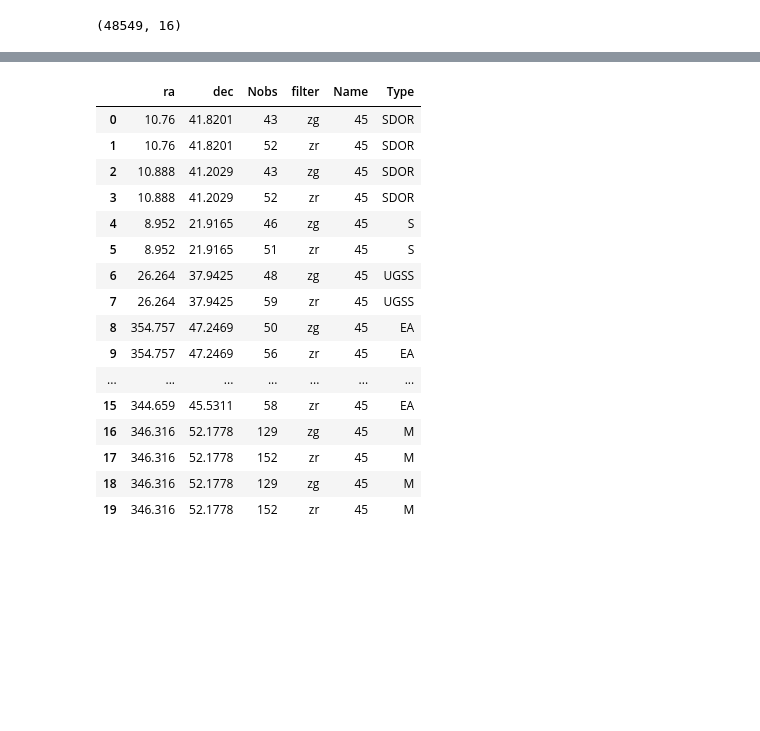
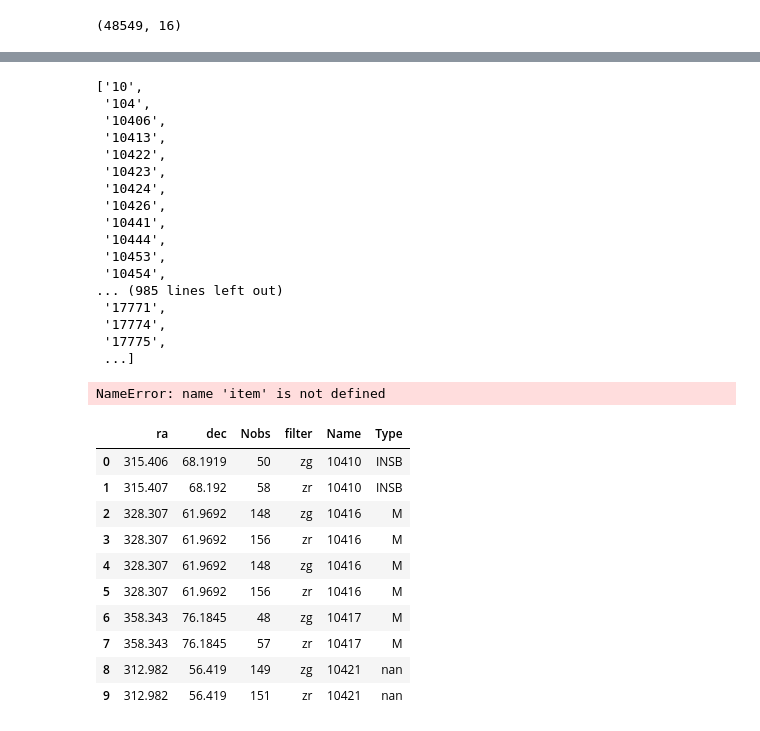
Before and after one commit to Rtut654/AstroProblems, a Jupyter notebook: Download_and_make_homogeuousdata.ipynb, the cells around one changed output, grey strips where cells are left out. Saved outputs shown, nothing was run; the diff lists cells and outputs as text; code cells hidden in the pictures; blank space fills up the shorter version.

```diff
--- a/Download_and_make_homogeuousdata.ipynb
+++ b/Download_and_make_homogeuousdata.ipynb
@@ -126,7 +140,8 @@ data.reset_index(drop=True, inplace=True)
 data.ra = data.ra.map(lambda x: hms_to_degrees(float(x[:2]), float(x[2:4]), float(x[4:])) )
 data.dec = data.dec.map(lambda x: dms_to_degrees(float(x[:3]), float(x[3:5]), float(x[5:])))
 # %%
-data1=data[:first_gcvs_rows]# Для супербыстрой загрузки с сервера
+# data1=data[:first_gcvs_rows]# Для супербыстрой загрузки с сервера
+data1=data
 data1.iterrows()
 print(data1.shape)
 for i in range(data1.shape[0]):
@@ -221,6 +269,26 @@ for item in names2:
 for item in names4:
     copypath=os.path.join(path4,item+".txt")
     shutil.copy(copypath,pathres)
+# %%
+names1
+# %% [output]
+['10',
+ '104',
+ '10406',
+ '10413',
+ '10422',
+ '10423',
+ '10424',
+ '10426',
+ '10441',
+ '10444',
+ '10453',
+ '10454',
+... (985 lines left out)
+ '17771',
+ '17774',
+ '17775',
+ ...]
 # %%
 def getdata(names,path,df,i,filter1):
     for item in names:
@@ -241,7 +309,7 @@ def getdata(names,path,df,i,filter1):
     return df,i
 
 
-def getdata_short(res,df,i):
+def getdata_short(res,df,i,item):
     for obj in res.keys():
                     df['ra'][i]=round(res[obj]['meta']['coord']['ra'],3)
                     df['dec'][i]=res[obj]['meta']['coord']['dec']
@@ -267,7 +335,7 @@ def homogen_summ(df,hold,data1):
 
         for obj in res.keys():
             if min(res[obj]['meta']['nobs'],res[obj]['meta']['nobs'])>hold:
-                df,i=getdata_short(res,df,i)
+                df,i=getdata_short(res,df,i,item)
 
     for item in names4:
         try:
@@ -289,38 +357,39 @@ def homogen_summ(df,hold,data1):
 
 
         if min(max(zg),max(zr))>hold:
-            df,i=getdata_short(res,df,i)
+            df,i=getdata_short(res,df,i,item)
     return df
 # %%
+#df creation
 df_zg=pd.DataFrame(columns=['ra','dec','Nobs','filter','Name','Type'],index=range(35000))
 df_zr=pd.DataFrame(columns=['ra','dec','Nobs','filter','Name','Type'],index=range(35000))
 df_summ=pd.DataFrame(columns=['ra','dec','Nobs','filter','Name','Type'],index=range(35000))
 
+#filling with data
 i=0
-df,i=getdata(names1,path1,df_zg,i,'zg')
-df,i=getdata(names2,path2,df_zg,i,'zg')
-df,i=getdata(names4,path4,df_zg,i,'zg')
+df_zg,i=getdata(names1,path1,df_zg,i,'zg')
+df_zg,i=getdata(names2,path2,df_zg,i,'zg')
+df_zg,i=getdata(names4,path4,df_zg,i,'zg')
 
-df_summ=homogen_summ(df_summ,50,data1)
-df_summ.head(20)
-# df_zg.to_csv("homogen_zg_example.csv", sep='\t')
-# df_zr.to_csv("homogen_zr_example.csv", sep='\t')
-# df_summ.to_csv("homogen_summ_example.csv", sep='\t')
+i=0
+df_zr,i=getdata(names1,path1,df_zr,i,'zr')
+df_zr,i=getdata(names2,path2,df_zr,i,'zr')
+df_zr,i=getdata(names4,path4,df_zr,i,'zr')
 # %% [output]
-|  | ra | dec | Nobs | filter | Name | Type |
-| 0 | 10.76 | 41.8201 | 43 | zg | 45 | SDOR |
-| 1 | 10.76 | 41.8201 | 52 | zr | 45 | SDOR |
-| 2 | 10.888 | 41.2029 | 43 | zg | 45 | SDOR |
-| 3 | 10.888 | 41.2029 | 52 | zr | 45 | SDOR |
-| 4 | 8.952 | 21.9165 | 46 | zg | 45 | S |
-| 5 | 8.952 | 21.9165 | 51 | zr | 45 | S |
-| 6 | 26.264 | 37.9425 | 48 | zg | 45 | UGSS |
-| 7 | 26.264 | 37.9425 | 59 | zr | 45 | UGSS |
-| 8 | 354.757 | 47.2469 | 50 | zg | 45 | EA |
-| 9 | 354.757 | 47.2469 | 56 | zr | 45 | EA |
-| ... | ... | ... | ... | ... | ... | ... |
-| 15 | 344.659 | 45.5311 | 58 | zr | 45 | EA |
-| 16 | 346.316 | 52.1778 | 129 | zg | 45 | M |
-| 17 | 346.316 | 52.1778 | 152 | zr | 45 | M |
-| 18 | 346.316 | 52.1778 | 129 | zg | 45 | M |
-| 19 | 346.316 | 52.1778 | 152 | zr | 45 | M |
+NameError: name 'item' is not defined
+# %%
+df_summ=homogen_summ(df_summ,50,df_summ)
+# %%
+df_summ.head(10)
+# %% [output]
+|  | ra | dec | Nobs | filter | Name | Type |
+| 0 | 315.406 | 68.1919 | 50 | zg | 10410 | INSB |
+| 1 | 315.407 | 68.192 | 58 | zr | 10410 | INSB |
+| 2 | 328.307 | 61.9692 | 148 | zg | 10416 | M |
+| 3 | 328.307 | 61.9692 | 156 | zr | 10416 | M |
+| 4 | 328.307 | 61.9692 | 148 | zg | 10416 | M |
+| 5 | 328.307 | 61.9692 | 156 | zr | 10416 | M |
+| 6 | 358.343 | 76.1845 | 48 | zg | 10417 | M |
+| 7 | 358.343 | 76.1845 | 57 | zr | 10417 | M |
+| 8 | 312.982 | 56.419 | 149 | zg | 10421 | nan |
+| 9 | 312.982 | 56.419 | 151 | zr | 10421 | nan |
```
Also changed, not shown: parts of 9 cells of this notebook, 1 other file.
